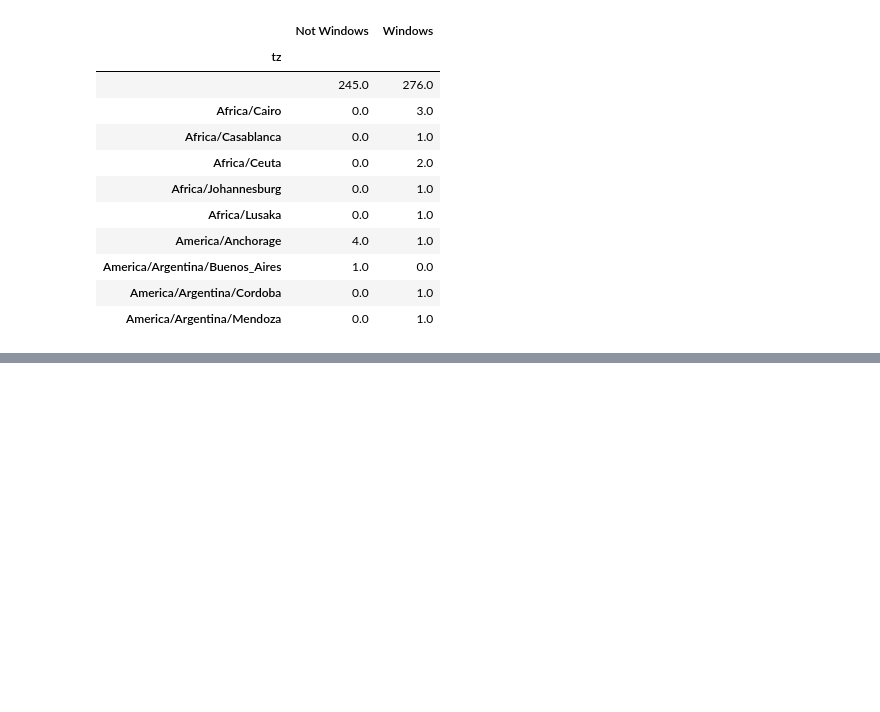
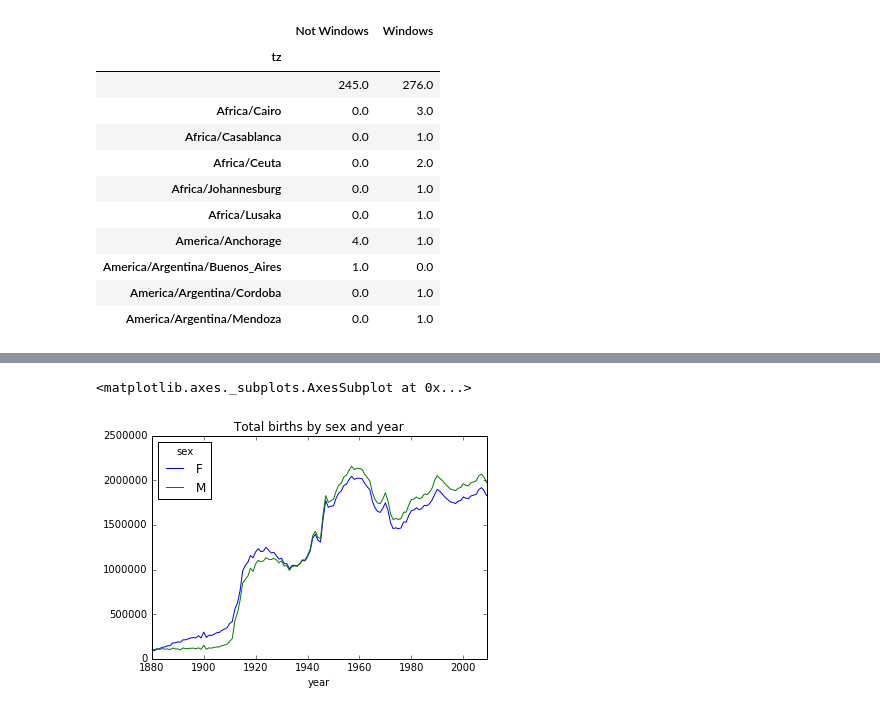
Before and after one commit to choochangho/Python-for-Data-Analysis, a Jupyter notebook: 02.Introductory Examples.ipynb, the cells around one changed output, grey strips where cells are left out. Saved outputs shown, nothing was run; the diff lists cells and outputs as text; code cells hidden in the pictures; blank space fills up the shorter version.

```diff
--- a/02.Introductory Examples.ipynb
+++ b/02.Introductory Examples.ipynb
@@ -275,0 +692,13 @@ agg_counts[:10]
+# %%
+# 2010 is the last available year right now
+years = range(1880, 2010)
+pieces = []
+columns = ['name', 'sex', 'births']
+
+for year in years:
+    path = '../pydata-book/ch02/names/yob%d.txt' % year
+    frame = pd.read_csv(path, names=columns)
+    frame['year'] = year
+    pieces.append(frame)
+    # Concatenate everything into a single DataFrame
+    names = pd.concat(pieces, ignore_index=True)
@@ -275,0 +726,3 @@ agg_counts[:10]
+# %%
+# mean_ratings = data.pivot_table('rating', index=['title'], columns=['gender'], aggfunc='mean')
+total_births = names.pivot_table('births', index=['year'], columns=['sex'], aggfunc='sum')
@@ -275,0 +739,5 @@ agg_counts[:10]
+# %%
+total_births.plot(title='Total births by sex and year')
+# %% [output]
+<matplotlib.axes._subplots.AxesSubplot at 0x...>
+[figure, added]
```
Also changed, not shown: parts of 68 cells of this notebook.
